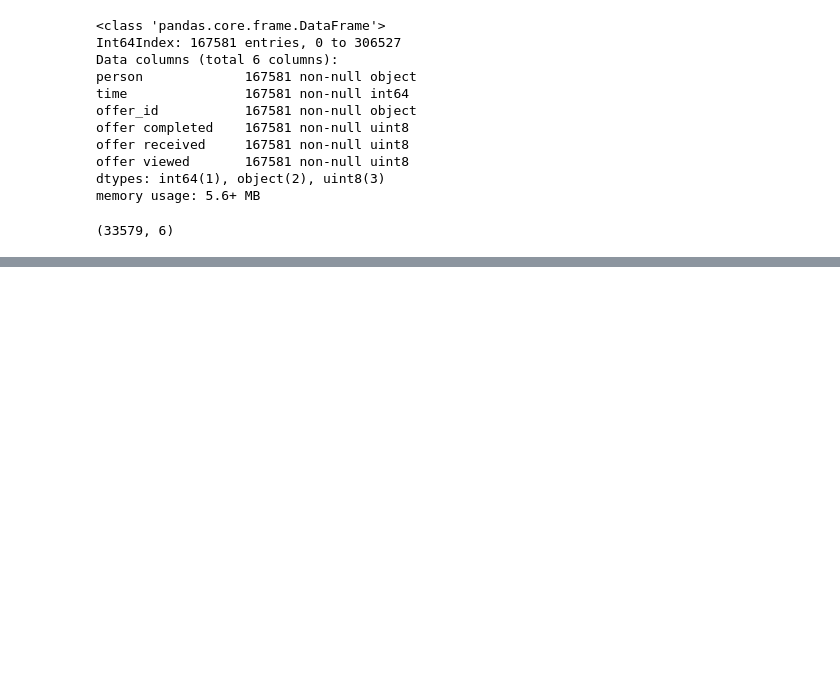
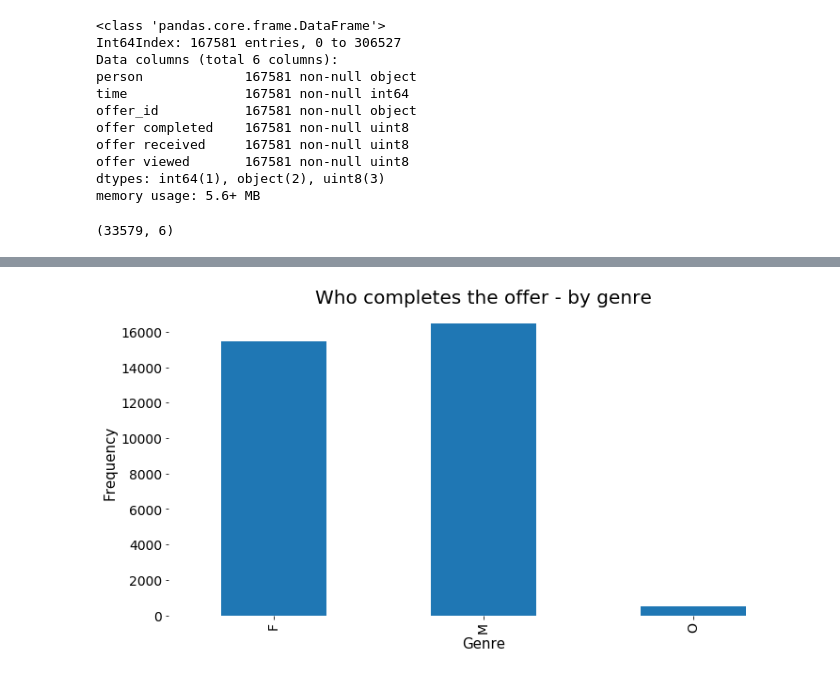
Before and after one commit to ricamos/StarbucksCapstoneChallenge, a Jupyter notebook: Starbucks_Capstone_notebook.ipynb, the cells around one changed output, grey strips where cells are left out. Saved outputs shown, nothing was run; the diff lists cells and outputs as text; code cells hidden in the pictures; blank space fills up the shorter version.

```diff
--- a/Starbucks_Capstone_notebook.ipynb
+++ b/Starbucks_Capstone_notebook.ipynb
@@ -511,0 +497,34 @@ clean_transcript[clean_transcript["offer completed"]==1].shape
+# %%
+def concat_tables():
+    # TODO: Renomeia coluna para ser igual em ambas as tabelas.
+    new_portfolio = clean_portfolio.rename(columns={"id": "offer_id" })
+
+    # TODO: Merge de transcript com portfolio tendo como referencia offer_id
+    final_transcript = clean_transcript.merge(new_portfolio[new_portfolio.columns])
+
+    # TODO: Renomeia coluna para ser igual em ambas as tabelas.
+    new_profile = clean_profile.rename(columns={"id": "person" })
+
+    # TODO: Merge profile
+    # Para persons que não estão nos dois dataframes serão descartados.
+    final_transcript = final_transcript.merge(new_profile[new_profile.columns])
+
+    # TODO: Rename colunas
+    columns_names = ['person', 'time', 'offer_id',
+ 'offer completed', 'offer received',' offer viewed',
+ 'difficulty', 'duration', 'reward', 'email', 'mobile', 'social', 'web', 'bogo', 'discount', 'informational','became_member_on',
+ "18-20", "20-29", "29-39", "39-49", "49-59", "59-69", "69-79", "79-89", "89-99", "99-102",
+ "30-40K", "40-50K", "50-60K", "60-70K", "70-80K", "80-90K", "90-100K", "100-110K", "110-120K",
+ 'F', 'M', 'O']
+    final_transcript.columns = columns_names
+
+    # TODO: Reorganize colunas
+    arrume = ['person', 'offer_id', 'time',
+          'difficulty', 'duration', 'reward', 'email', 'mobile', 'social', 'web', 'bogo', 'discount', 'informational','became_member_on',
+          "18-20", "20-29", "29-39", "39-49", "49-59", "59-69", "69-79", "79-89", "89-99", "99-102", 'F', 'M', 'O',
+          "30-40K", "40-50K", "50-60K", "60-70K", "70-80K", "80-90K", "90-100K", "100-110K", "110-120K",
+          'offer received',' offer viewed', 'offer completed'
+         ]
+    return final_transcript[arrume]
+# %%
+final_transcript = concat_tables()
@@ -523,0 +631,13 @@ clean_transcript[clean_transcript["offer completed"]==1].shape
+# %%
+ax = final_transcript[final_transcript["offer completed"] == 1][["F","M", "O"]].sum().plot.bar(
+    figsize=(12,6),
+    fontsize=14,
+
+)
+
+ax.set_title("Who completes the offer - by genre", fontsize=20)
+ax.set_xlabel("Genre", fontsize=15)
+ax.set_ylabel("Frequency", fontsize=15)
+sns.despine(bottom=True, left=True)
+# %% [output]
+[figure, added]
```
Also changed, not shown: parts of 73 cells of this notebook.
